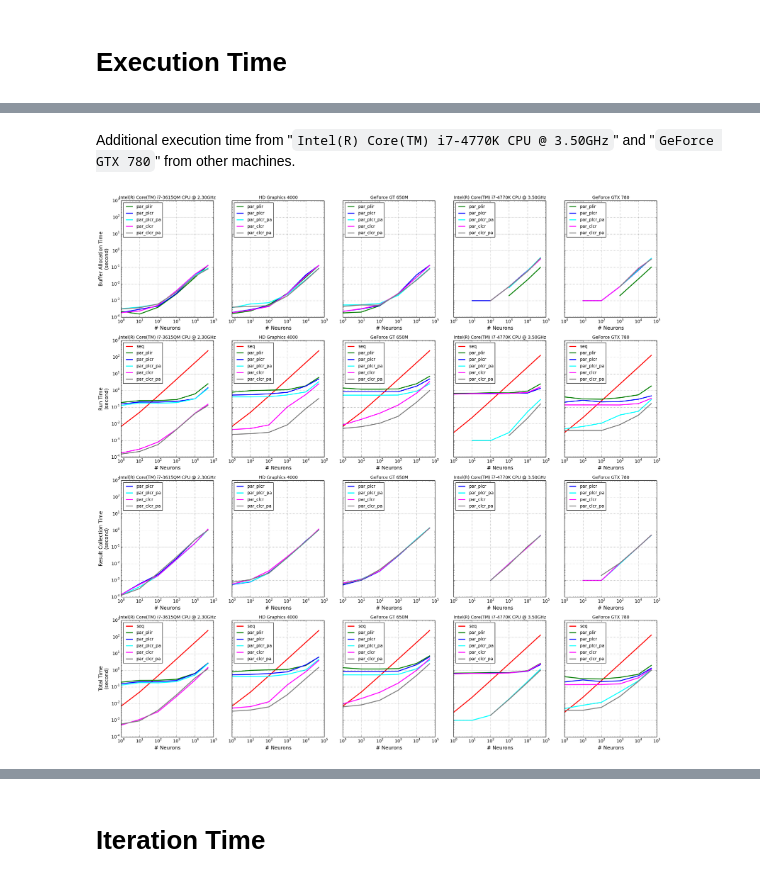
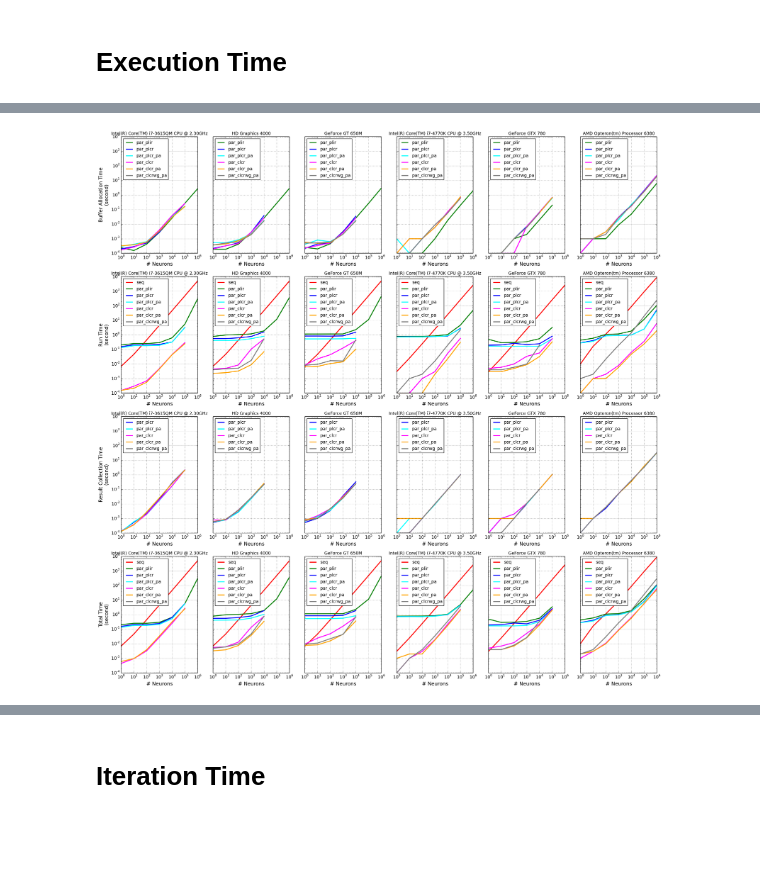
Before and after one commit to ekaakurniawan/3nb, a Jupyter notebook: LifNeuron.ipynb, the cells around one changed output, grey strips where cells are left out. Saved outputs shown, nothing was run; the diff lists cells and outputs as text; code cells hidden in the pictures; blank space fills up the shorter version.

```diff
--- a/LifNeuron.ipynb
+++ b/LifNeuron.ipynb
@@ -421,8 +467,8 @@ Sequential function to collect run time (`rt`) based on number of neurons (`ttl_
 # %%
 def run_seq(dt, Iinjects, ttl_neuron, plot = False):
     # Buffer allocation time and result collection time are all N/A
-    bat = None
-    rct = None
+    bat = np.nan
+    rct = np.nan
 
     input_len = len(Iinjects)
 
@@ -494,7 +540,7 @@ for platform_id, platform in enumerate(cl.get_platforms()):
     print("Platform[%d] Name      : %s" % (platform_id, platform.get_info(cl.platform_info.NAME)))
     print("Platform[%d] Version   : %s" % (platform_id, platform.get_info(cl.platform_info.VERSION)))
     print("Platform[%d] Device(s) :" % platform_id)
-    for device_id, device in enumerate(platform.get_devices()):
+    for device_id, device in enumerate(platform.get_devices(device_type = cl.device_type.ALL)):
         devices.append(device)
         print(" - Device[%d]          : %s - %s" % (device_id, \
                                                     device.get_info(cl.device_info.VENDOR), \
@@ -840,7 +953,7 @@ Parallel function done in Python-OpenCL does time step iteration in Python and c
 # %%
 def run_par_plir(device_id, dt, Iinjects, ttl_neuron, plot = False):
     # Result collection time is N/A
-    rct = None
+    rct = np.nan
 
     # Setup OpenCL
     cl_device = devices[device_id]
@@ -1622,0 +1926,12 @@ par_clcr_pa_t = run_par_clcr_pa(device_id, dt, Iinjects, ttl_neuron, plot = True
+# %%
+device_id = 1
+
+dt = 2e-4
+
+Iinjects1 = 500 * [0.0]
+Iinjects2 = 500 * [2e-8]
+Iinjects3 = 500 * [0.0]
+Iinjects = np.hstack([Iinjects1, Iinjects2, Iinjects3])
+
+ttl_neuron = 1000
+par_clcr_pa_t = run_par_clcrwg_pa(device_id, dt, Iinjects, ttl_neuron, work_item_size = 500, plot = True)
@@ -1737,2 +2204,0 @@ plot_exec_time(bats, rts, rcts, tts, \
-# %% [markdown]
-Additional execution time from "`Intel(R) Core(TM) i7-4770K CPU @ 3.50GHz`" and "`GeForce GTX 780`" from other machines.
@@ -1800,8 +2205,10 @@ np.array([[[  3.00002098e-03,   2.40011215e-02,   2.42012978e-01,   2.46414089e+
 # %%
 plot_exec_time(bats_cmb, rts_cmb, rcts_cmb, tts_cmb, \
-               devices_name + ["Intel(R) Core(TM) i7-4770K CPU @ 3.50GHz", "GeForce GTX 780"], \
+               devices_name + ["Intel(R) Core(TM) i7-4770K CPU @ 3.50GHz", \
+                               "GeForce GTX 780", \
+                               "AMD Opteron(tm) Processor 6380"], \
                methods_len, SEQ_ID, PAR_PLIR_ID, PAR_PLCR_ID, PAR_CLCR_ID, \
-               PAR_PLCR_PA_ID, PAR_CLCR_PA_ID, \
+               PAR_PLCR_PA_ID, PAR_CLCR_PA_ID, PAR_CLCRWG_PA_ID, \
                ttl_neurons)
 # %% [output]
-[figure, old version]
+[figure, new version]
```
Also changed, not shown: parts of 40 cells of this notebook, 1 other file.
